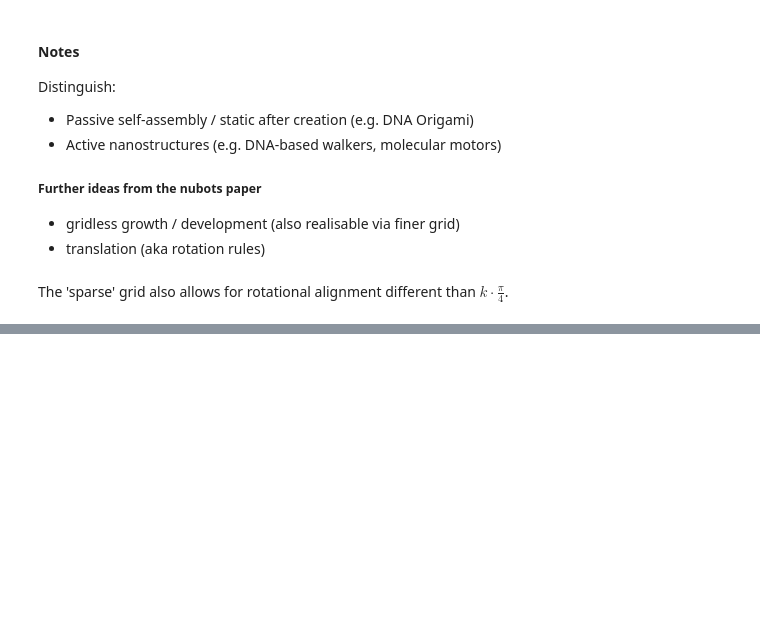
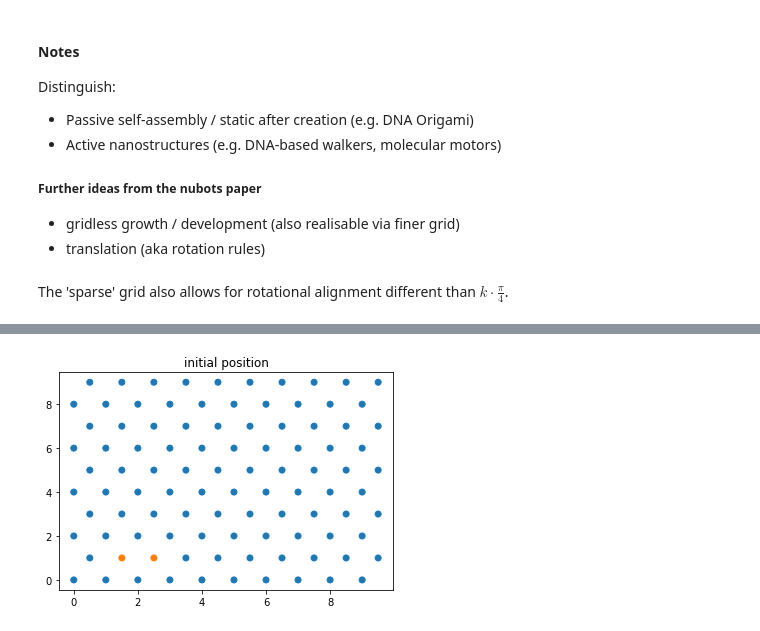
Before and after one commit to hs42/biophysics, a Jupyter notebook: playground.ipynb, the cells around one changed output, grey strips where cells are left out. Drawn from its saved outputs; the diff is of its cells as text; code cells hidden in the pictures; blank space fills up the shorter version.

Commit message:
Add grid to jupyter file, better plotting

```diff
--- a/playground.ipynb
+++ b/playground.ipynb
@@ -917,0 +920,89 @@ plt.show()
+# %%
+import numpy as np
+import matplotlib.pyplot as plt
+from methods import *
+
+height, width = 10,10
+
+grid = HexGrid(NubotCell, height, width, {"state": 0})
+
+
+#for i, j in np.ndindex((1,1)):
+grid.get_cell(2,1).set_state(1)
+grid.get_cell(1,1).set_state(1)
+
+
+grid.plot_states([0, 1,2,3])
+plt.title("initial position")
+plt.show()
+
+steps = 6
+for _ in range(steps):
+    grid.perform_step()
+
+grid.plot_states([0,1,2,3])
+plt.title(f"after elongating monomers")
+plt.show()
+
+
+
+
+
+grid.get_cell(4,1).set_state(2)
+grid.get_cell(5,1).set_state(1)
+
+grid.plot_states([0,1,2,3])
+plt.title("manually set pivotal point")
+#plt.colorbar()
+
+plt.show()
+
+grid.simple_turn(np.array([-1, 1]), np.array([5, 1]), start=True)
+
+#reset all states to 1
+grid.reset_states()
+
+grid.get_cell(4,2).set_state(2)
+#grid.get_cell(4,3).set_state(1)
+
+grid.plot_states([0,1,2,3])
+plt.title("turn and then manually set new pivotal point")
+plt.show()
+
+grid.simple_turn(np.array([-1, -1]), np.array([4, 3]), start=True)
+grid.reset_states()
+#grid.get_cell(2,1).set_state(1)
+#grid.get_cell(0,1).set_state(0)
+
+grid.plot_states([0,1,2,3])
+plt.title(f"after turning")
+plt.show()
+
+
+steps = 2
+for _ in range(steps):
+    grid.perform_step()
+
+grid.plot_states([0,1,2,3])
+plt.title(f"after extending along x")
+plt.show()
+steps = 4
+for _ in range(steps):
+    grid.perform_step_upward()
+
+#grid.simple_turn(np.array([-1, 1]), np.array([2, 2]))
+
+#grid.get_cell(2,2).set_state(2)
+
+
+grid.plot_states([0,1,2,3])
+plt.title(f"after extending along y")
+plt.show()
+
+grid.draw(1, 1)
+
+grid.plot_states([0,1,2,3])
+plt.title(f"after deciding which lattice sites should remain occupied")
+plt.show()
+# %% [output]
+[figure, added]
```
Also changed, not shown: parts of 2 cells of this notebook, 1 other file.
